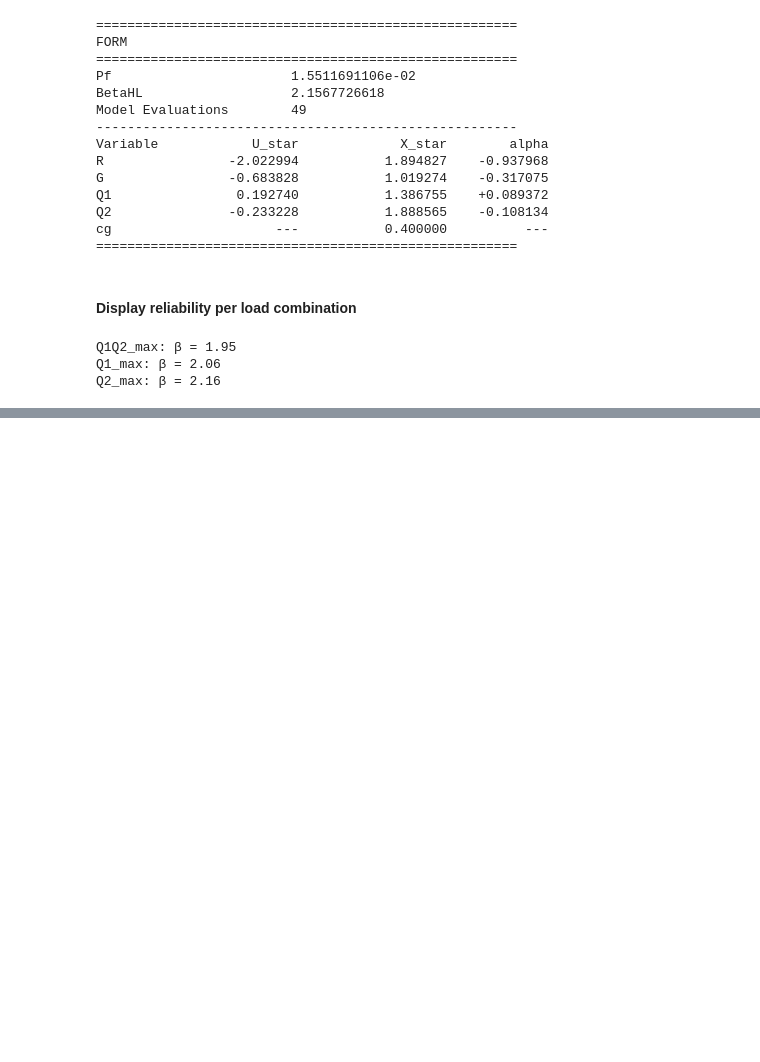
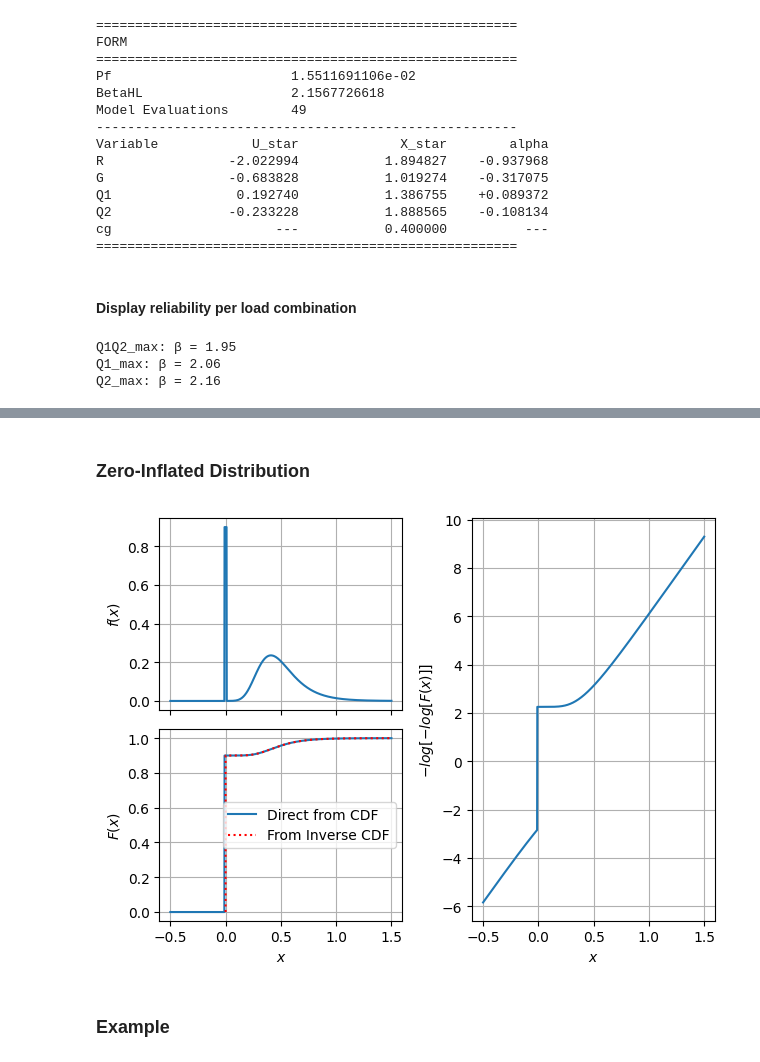
Before and after one commit to pystra/pystra, a Jupyter notebook: docs/source/notebooks/ex_load_combinations.ipynb, the cells around one changed output, grey strips where cells are left out. Saved outputs shown, nothing was run; the diff lists cells and outputs as text; code cells hidden in the pictures; blank space fills up the shorter version.

```diff
--- a/docs/source/notebooks/ex_load_combinations.ipynb
+++ b/docs/source/notebooks/ex_load_combinations.ipynb
@@ -157,0 +175,33 @@ Q2_max: β = 2.16
+# %% [markdown]
+### Zero-Inflated Distribution
+# %%
+zin = ra.ZeroInflated('Q',ra.Gumbel("G", 0.5, 0.2),p=0.9)
+zin.zero_tol = 1e-2
+x = np.linspace(-0.5,1.5,1000)
+pdf = zin.pdf(x)
+cdf = zin.cdf(x)
+u = np.linspace(0,1,10001)
+ppf = zin.ppf(u)
+fig,axs = plt.subplot_mosaic([['a','c'],['b','c']],sharex=True)
+ax = axs['a']
+ax.plot(x,pdf)
+ax.set_ylabel('$f(x)$')
+ax.grid()
+ax = axs['b']
+ax.plot(x,cdf,label='Direct from CDF')
+ax.plot(ppf,u,'r:',label='From Inverse CDF')
+ax.set_ylabel('$F(x)$')
+ax.set_xlabel('$x$')
+ax.legend(loc='center right')
+ax.grid()
+ax = axs['c']
+ax.plot(x,-np.log(-np.log(cdf)))
+ax.set_ylabel('$-log[-log[F(x)]]$')
+ax.set_xlabel('$x$')
+ax.grid()
+plt.tight_layout();
+#fig.set_layout('tight');
+# %% [output]
+[figure, added]
+# %% [markdown]
+### Example
```
Also changed, not shown: parts of 26 cells of this notebook, 6 other files.
